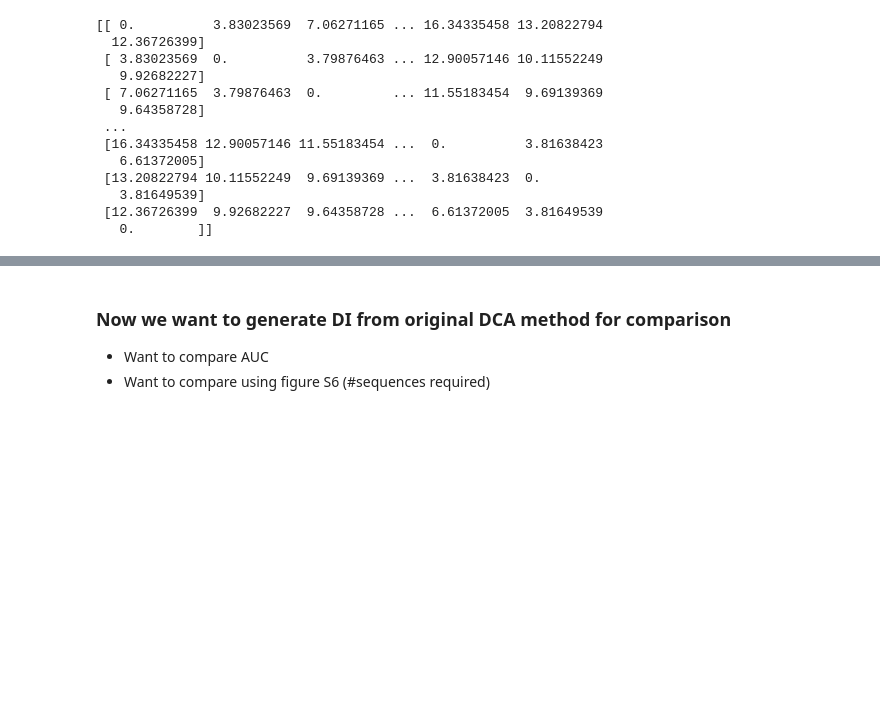
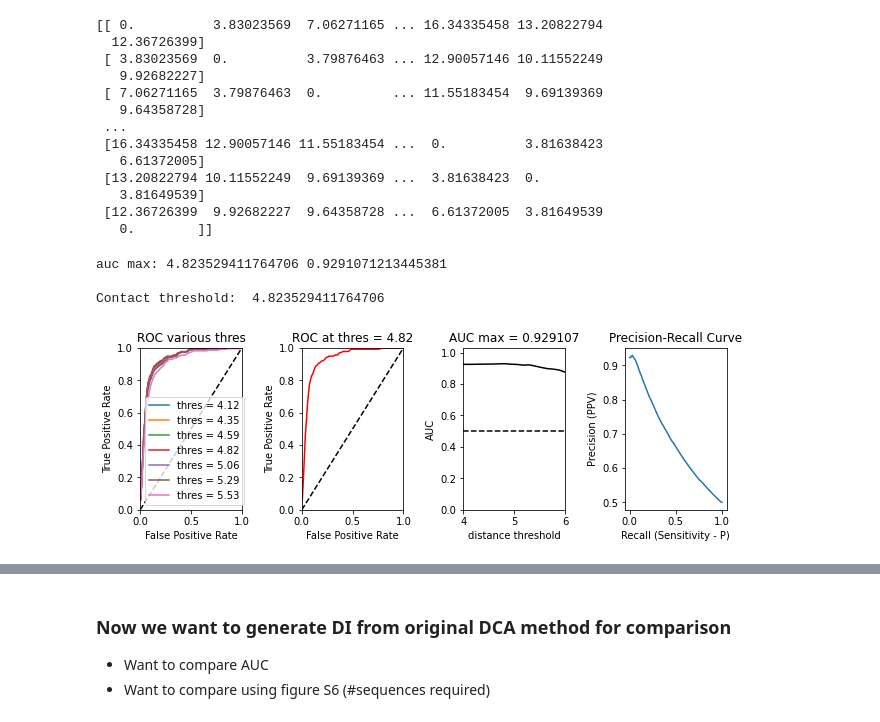
Before and after one commit to evancresswell/DCA_ER, a Jupyter notebook: ecc_DCA_ER.ipynb, the cells around one changed output, grey strips where cells are left out. Cells and saved outputs as stored; diff of their text form; code cells hidden in the pictures; blank space fills up the shorter version.

```diff
--- a/ecc_DCA_ER.ipynb
+++ b/ecc_DCA_ER.ipynb
@@ -309,17 +304,20 @@ plt.colorbar(fraction=0.045, pad=0.05)
 # Plotting ER and DCA
 ### Plot ER
 # %%
-
+from ecc_tools import roc_curve
 # find optimal threshold of distance
-ct_thres = np.linspace(4,6,20,endpoint=True)
+ct_thres = np.linspace(4.,6.,18,endpoint=True)
 n = ct_thres.shape[0]
 ct_mat = ct
 print(ct_mat)
 
 auc = np.zeros(n)
 for i in range(n):
-    p,tp,fp = tools.roc_curve(ct_mat, di, ct_thres[i])
-    auc[i] = tp.sum()/tp.shape[0]
+    try:
+        p,tp,fp = roc_curve(ct_mat, di, ct_thres[i])
+        auc[i] = tp.sum()/tp.shape[0]
+    except(RuntimeWarning):
+        auc[i] = 0
 # %% [output]
 [[ 0.          3.83023569  7.06271165 ... 16.34335458 13.20822794
   12.36726399]
@@ -334,6 +332,67 @@ for i in range(n):
    3.81649539]
  [12.36726399  9.92682227  9.64358728 ...  6.61372005  3.81649539
    0.        ]]
+# %%
+#np.savetxt('auc.dat',(ct_thres,auc),fmt='%f')
+
+#>
+# plot at optimal threshold:
+i0 = np.argmax(auc)
+print('auc max:',ct_thres[i0],auc[i0])
+p0,tp0,fp0 = tools.roc_curve(ct_mat,di,ct_thres[i0])
+
+iplot = [1,3,5,7,9,11,13]
+plt.figure(figsize=(9.0,3.2))
+
+plt.subplot2grid((1,4),(0,0))
+plt.title('ROC various thres')
+plt.plot([0,1],[0,1],'k--')
+for i in iplot:
+    p,tp,fp = tools.roc_curve(ct_mat,di,ct_thres[i])
+    plt.plot(fp,tp,label='thres = %3.2f'%ct_thres[i])
+
+plt.xlim([0,1])
+plt.ylim([0,1])
+plt.xlabel('False Positive Rate')
+plt.ylabel('True Positive Rate')
+plt.legend()
+
+plt.subplot2grid((1,4),(0,1))
+plt.title('ROC at thres = %3.2f'%(ct_thres[i0]))
+plt.plot(fp0,tp0,'r-')
+plt.plot([0,1],[0,1],'k--')
+plt.xlim([0,1])
+plt.ylim([0,1])
+plt.xlabel('False Positive Rate')
+plt.ylabel('True Positive Rate')
+
+plt.subplot2grid((1,4),(0,2))
+plt.title('AUC max = %f' %(auc[i0]))
+plt.plot([ct_thres.min(),ct_thres.max()],[0.5,0.5],'k--')
+plt.plot(ct_thres,auc,'k-')
+plt.xlim([ct_thres.min(),ct_thres.max()])
+plt.ylim([0,auc.max()+0.1])
+plt.xlabel('distance threshold')
+plt.ylabel('AUC')
+
+plt.subplot2grid((1,4),(0,3))
+plt.title('Precision-Recall Curve')
+
+print('\nContact threshold: ', ct_thres[i0])
+p,tp,fp = tools.roc_curve(ct_mat,di,ct_thres[i0])
+plt.plot( p,tp / (tp + fp),label='thres = %s'%ct_thres[i0])
+plt.xlabel('Recall (Sensitivity - P)')
+plt.ylabel('Precision (PPV)')
+
+plt.tight_layout(h_pad=1, w_pad=1.5)
+
+
+# tools.hide_toggle()
+# %% [output]
+auc max: 4.823529411764706 0.9291071213445381
+
+Contact threshold:  4.823529411764706
+[figure, added]
 # %%
 #print("Direct Information from Expectation reflection:\n",di)
 ER_di = di
```
Also changed, not shown: parts of 21 cells of this notebook, 7 other files.
